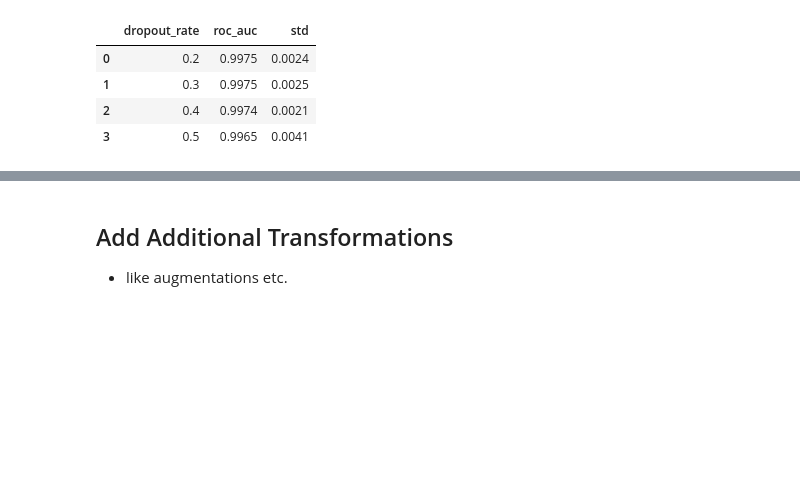
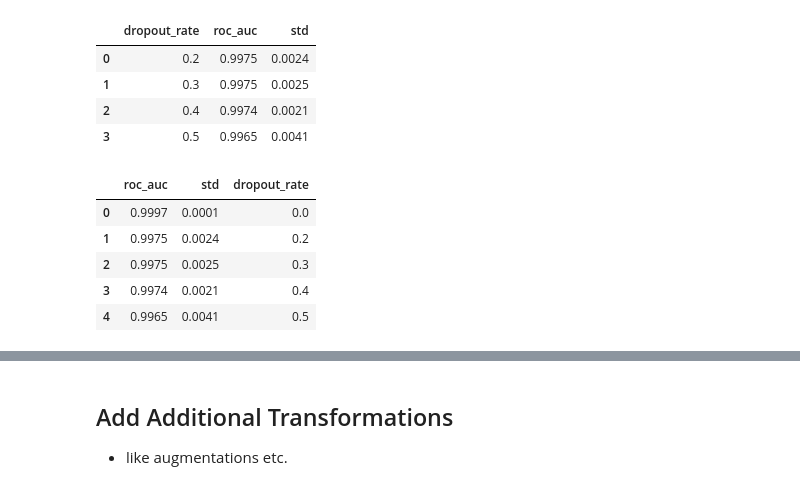
Before and after one commit to fabianjkrueger/muffin_vs_chihuahua, a Jupyter notebook: notebooks/train.ipynb, the cells around one changed output, grey strips where cells are left out. Cells and saved outputs as stored; diff of their text form; code cells hidden in the pictures; blank space fills up the shorter version.

```diff
--- a/notebooks/train.ipynb
+++ b/notebooks/train.ipynb
@@ -996,6 +1100,24 @@ roc_auc_scores_dropout
 | 1 | 0.3 | 0.9975 | 0.0025 |
 | 2 | 0.4 | 0.9974 | 0.0021 |
 | 3 | 0.5 | 0.9965 | 0.0041 |
+# %%
+roc_auc_scores_dropout = pd.concat(
+    [
+        roc_auc_scores_lr[roc_auc_scores_lr["learning_rate"] == 0.001][["roc_auc", "std"]],
+        roc_auc_scores_dropout,
+    ]
+).reset_index(drop=True)
+
+roc_auc_scores_dropout.loc[0, "dropout_rate"] = 0.0
+
+roc_auc_scores_dropout
+# %% [output]
+|  | roc_auc | std | dropout_rate |
+| 0 | 0.9997 | 0.0001 | 0.0 |
+| 1 | 0.9975 | 0.0024 | 0.2 |
+| 2 | 0.9975 | 0.0025 | 0.3 |
+| 3 | 0.9974 | 0.0021 | 0.4 |
+| 4 | 0.9965 | 0.0041 | 0.5 |
 # %%
 # make bar plot with error bars
 plt.figure(figsize=(10, 6))
```
Also changed, not shown: parts of 6 cells of this notebook.
